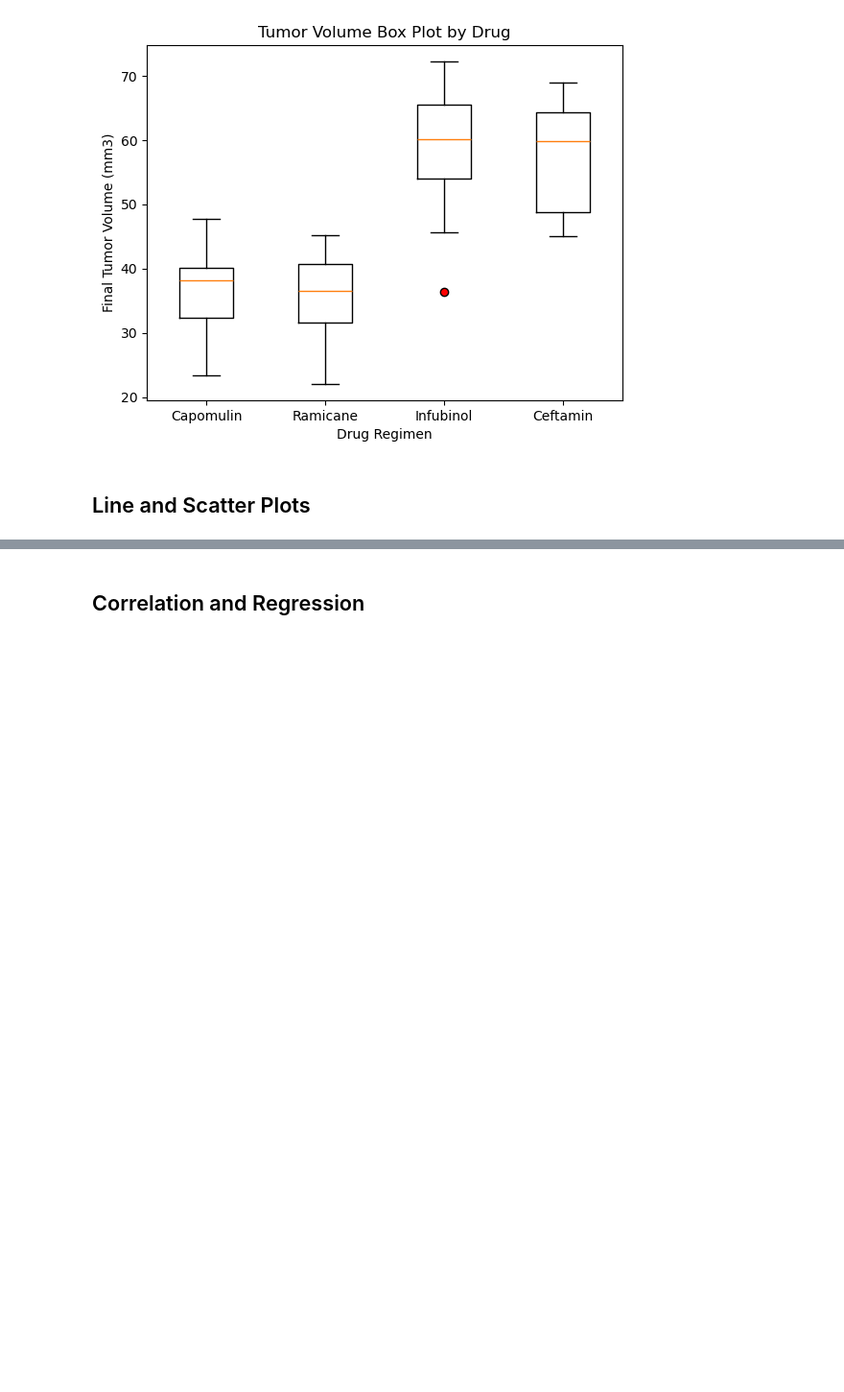
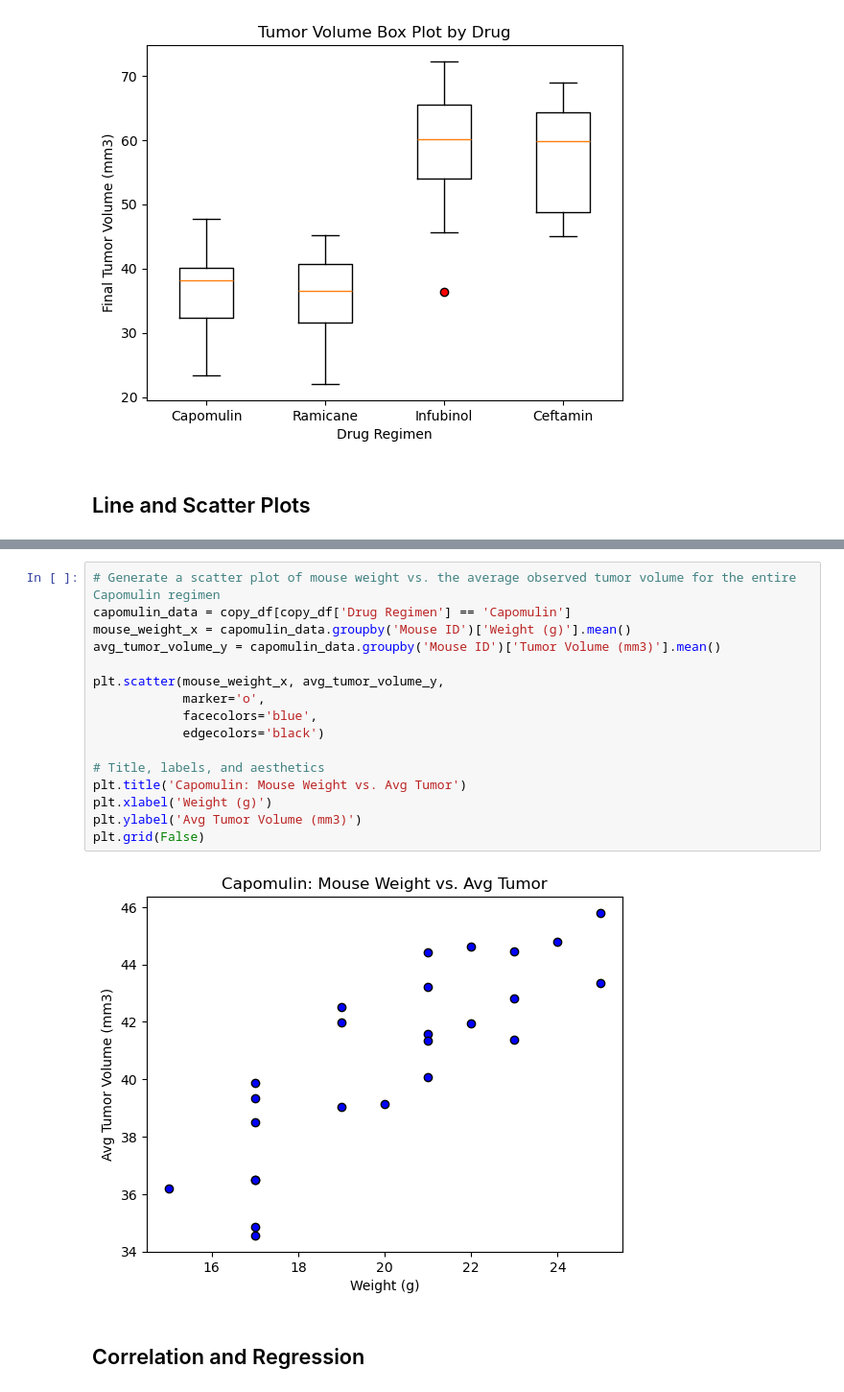
Before and after one commit to sloucel/Data_Visualization_Challenge, a Jupyter notebook: Pymaceuticals/pymaceuticals_starter.ipynb, the cells around one changed output, grey strips where cells are left out. Shown at 96% size. Saved outputs shown, nothing was run; the diff lists cells and outputs as text; blank space fills up the shorter version.

```diff
--- a/Pymaceuticals/pymaceuticals_starter.ipynb
+++ b/Pymaceuticals/pymaceuticals_starter.ipynb
@@ -459,2 +480,20 @@ plt.grid(False)
+# %%
+# Generate a scatter plot of mouse weight vs. the average observed tumor volume for the entire Capomulin regimen
+capomulin_data = copy_df[copy_df['Drug Regimen'] == 'Capomulin']
+mouse_weight_x = capomulin_data.groupby('Mouse ID')['Weight (g)'].mean()
+avg_tumor_volume_y = capomulin_data.groupby('Mouse ID')['Tumor Volume (mm3)'].mean()
+
+plt.scatter(mouse_weight_x, avg_tumor_volume_y,
+            marker='o',
+            facecolors='blue',
+            edgecolors='black')
+
+# Title, labels, and aesthetics
+plt.title('Capomulin: Mouse Weight vs. Avg Tumor')
+plt.xlabel('Weight (g)')
+plt.ylabel('Avg Tumor Volume (mm3)')
+plt.grid(False)
+# %% [output]
+[figure, added]
 # %% [markdown]
 ## Correlation and Regression
```
Also changed, not shown: parts of 8 cells of this notebook, 2 other files.
